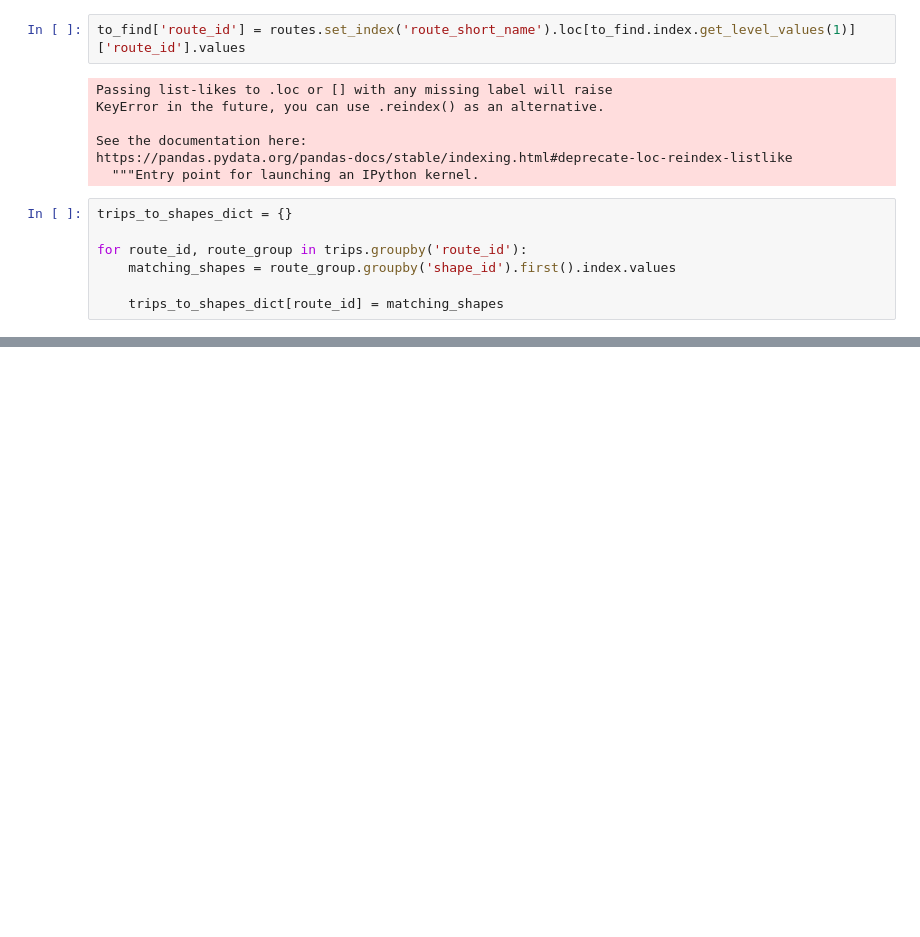
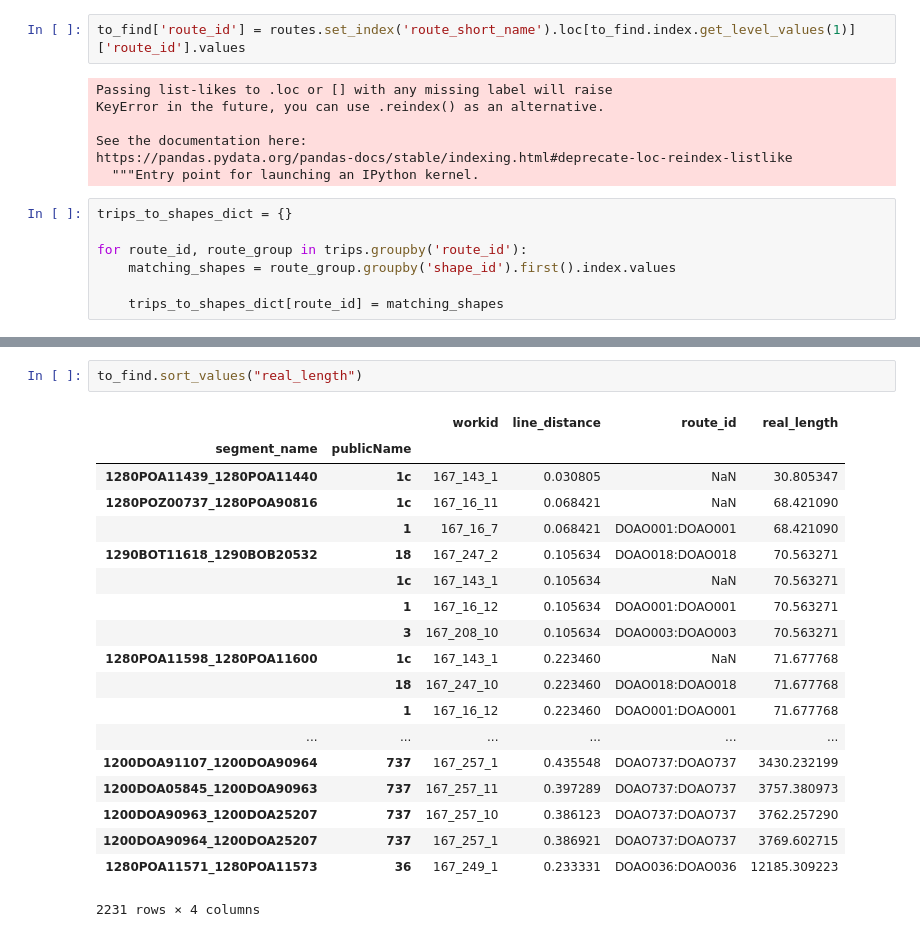
Before and after one commit to gingertom/buses, a Jupyter notebook: Data Exploration/GPS-speed/route lengths.ipynb, the cells around one changed output, grey strips where cells are left out. Drawn from its saved outputs; the diff is of its cells as text; blank space fills up the shorter version.

```diff
--- a/Data Exploration/GPS-speed/route lengths.ipynb
+++ b/Data Exploration/GPS-speed/route lengths.ipynb
@@ -106,0 +202,22 @@ stops
+# %%
+to_find.sort_values("real_length")
+# %% [output]
+|  |  | workid | line_distance | route_id | real_length |
+| segment_name | publicName |  |  |  |  |
+| 1280POA11439_1280POA11440 | 1c | 167_143_1 | 0.030805 | NaN | 30.805347 |
+| 1280POZ00737_1280POA90816 | 1c | 167_16_11 | 0.068421 | NaN | 68.421090 |
+|  | 1 | 167_16_7 | 0.068421 | DOAO001:DOAO001 | 68.421090 |
+| 1290BOT11618_1290BOB20532 | 18 | 167_247_2 | 0.105634 | DOAO018:DOAO018 | 70.563271 |
+|  | 1c | 167_143_1 | 0.105634 | NaN | 70.563271 |
+|  | 1 | 167_16_12 | 0.105634 | DOAO001:DOAO001 | 70.563271 |
+|  | 3 | 167_208_10 | 0.105634 | DOAO003:DOAO003 | 70.563271 |
+| 1280POA11598_1280POA11600 | 1c | 167_143_1 | 0.223460 | NaN | 71.677768 |
+|  | 18 | 167_247_10 | 0.223460 | DOAO018:DOAO018 | 71.677768 |
+|  | 1 | 167_16_12 | 0.223460 | DOAO001:DOAO001 | 71.677768 |
+| ... | ... | ... | ... | ... | ... |
+| 1200DOA91107_1200DOA90964 | 737 | 167_257_1 | 0.435548 | DOAO737:DOAO737 | 3430.232199 |
+| 1200DOA05845_1200DOA90963 | 737 | 167_257_11 | 0.397289 | DOAO737:DOAO737 | 3757.380973 |
+| 1200DOA90963_1200DOA25207 | 737 | 167_257_10 | 0.386123 | DOAO737:DOAO737 | 3762.257290 |
+| 1200DOA90964_1200DOA25207 | 737 | 167_257_1 | 0.386921 | DOAO737:DOAO737 | 3769.602715 |
+| 1280POA11571_1280POA11573 | 36 | 167_249_1 | 0.233331 | DOAO036:DOAO036 | 12185.309223 |
+2231 rows × 4 columns
```
Also changed, not shown: parts of 13 cells of this notebook, 1 other file.
